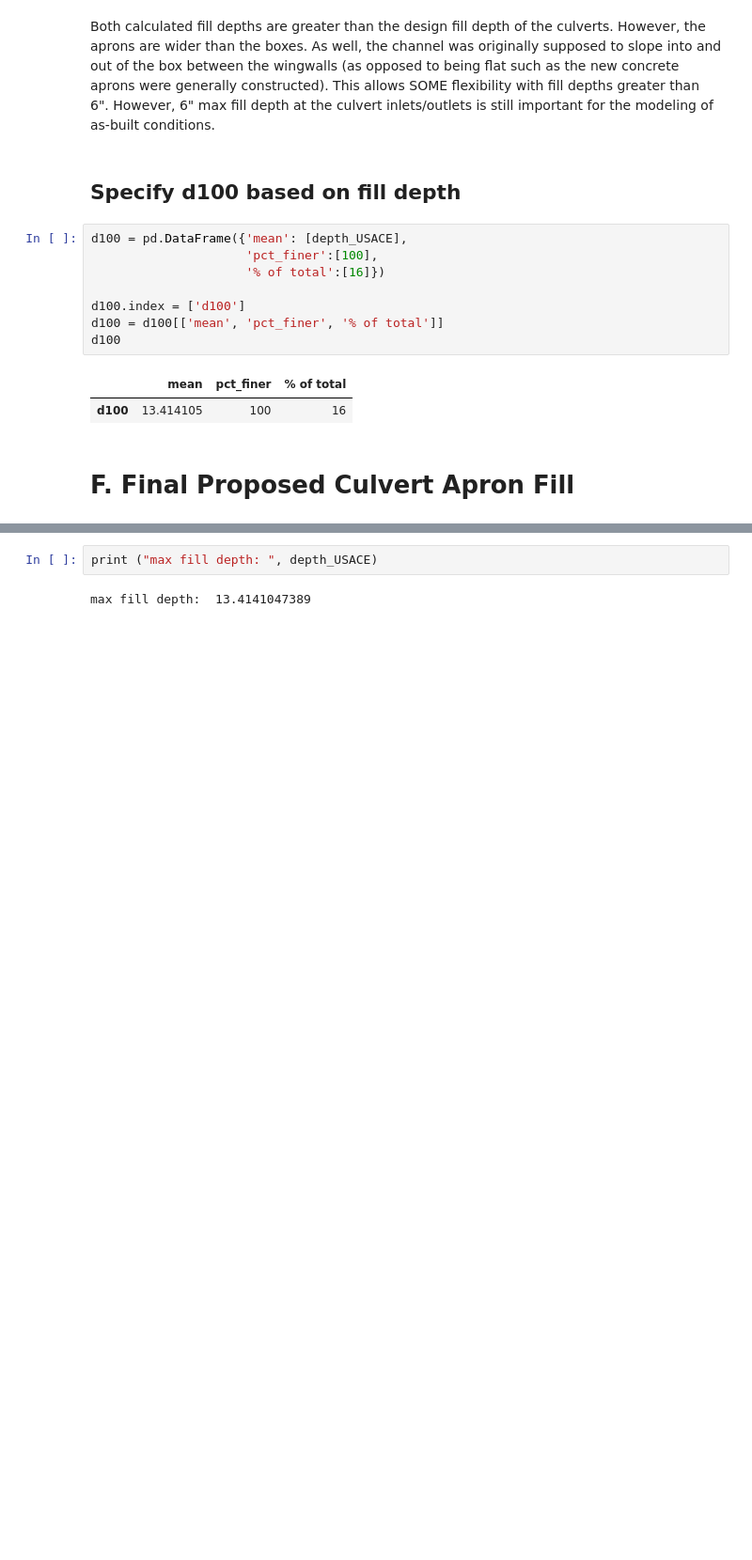
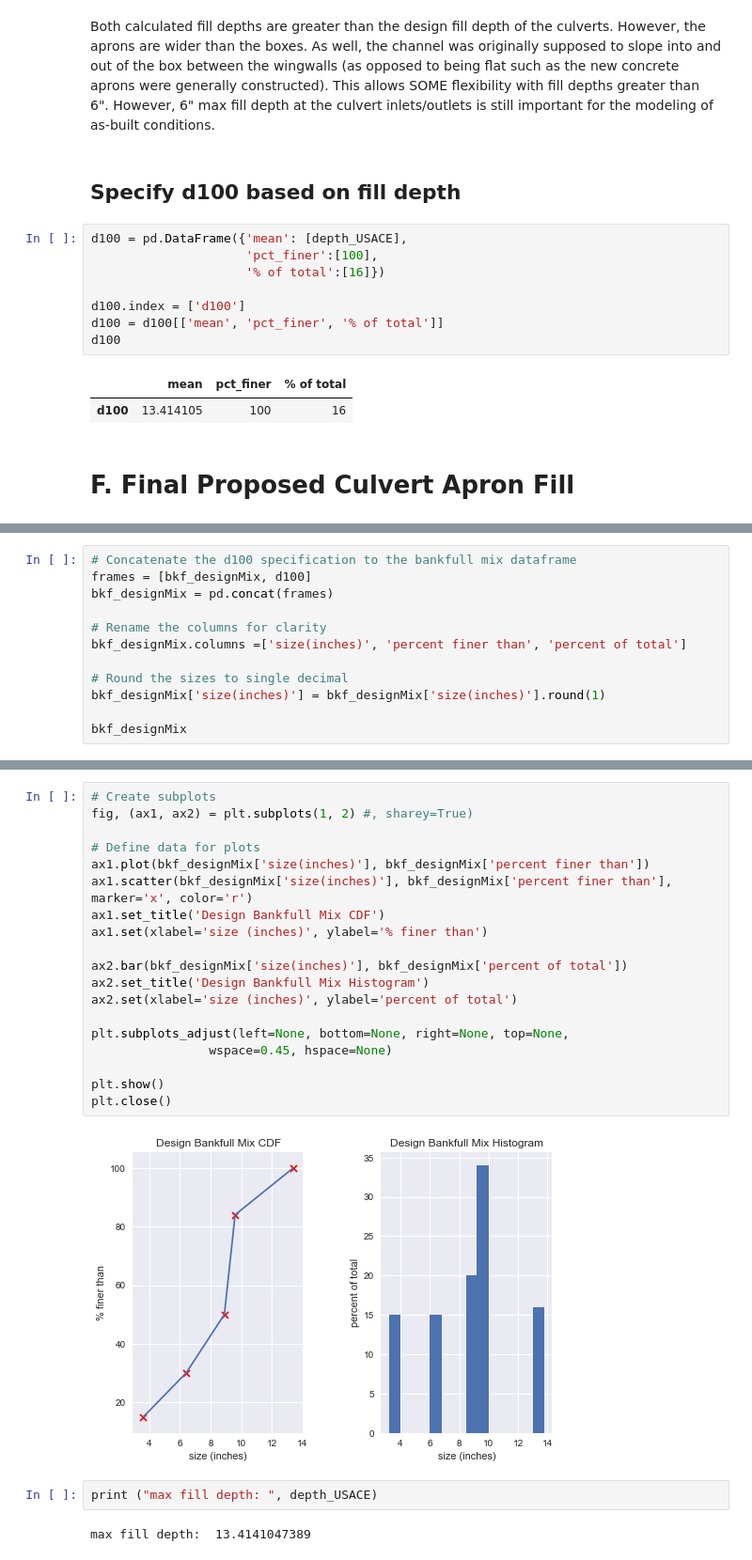
Before and after one commit to indielyt/Python_Hydraulics, a Jupyter notebook: GoldRun_CulvertFillAnalysis.ipynb, the cells around one changed output, grey strips where cells are left out. Shown: that part at 94% size. Drawn from its saved outputs; the diff is of its cells as text; blank space fills up the shorter version.

```diff
--- a/GoldRun_CulvertFillAnalysis.ipynb
+++ b/GoldRun_CulvertFillAnalysis.ipynb
@@ -729,0 +699,12 @@ bkf_designMix
+# %%
+# Concatenate the d100 specification to the bankfull mix dataframe
+frames = [bkf_designMix, d100]
+bkf_designMix = pd.concat(frames)
+
+# Rename the columns for clarity
+bkf_designMix.columns =['size(inches)', 'percent finer than', 'percent of total']
+
+# Round the sizes to single decimal
+bkf_designMix['size(inches)'] = bkf_designMix['size(inches)'].round(1)
+
+bkf_designMix
@@ -730,3 +718,24 @@ bkf_designMix
+# %%
+# Create subplots
+fig, (ax1, ax2) = plt.subplots(1, 2) #, sharey=True)
+
+# Define data for plots
+ax1.plot(bkf_designMix['size(inches)'], bkf_designMix['percent finer than'])
+ax1.scatter(bkf_designMix['size(inches)'], bkf_designMix['percent finer than'], marker='x', color='r')
+ax1.set_title('Design Bankfull Mix CDF')
+ax1.set(xlabel='size (inches)', ylabel='% finer than')
+
+ax2.bar(bkf_designMix['size(inches)'], bkf_designMix['percent of total'])
+ax2.set_title('Design Bankfull Mix Histogram')
+ax2.set(xlabel='size (inches)', ylabel='percent of total')
+
+plt.subplots_adjust(left=None, bottom=None, right=None, top=None,
+                wspace=0.45, hspace=None)
+
+plt.show()
+plt.close()
+# %% [output]
+[figure, added]
 # %%
 print ("max fill depth: ", depth_USACE)
 # %% [output]
```
Also changed, not shown: parts of 12 cells of this notebook.
